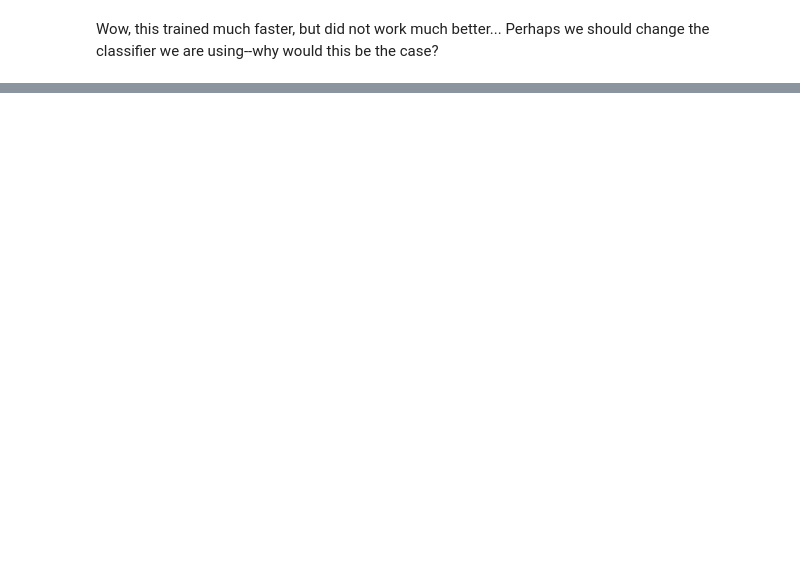
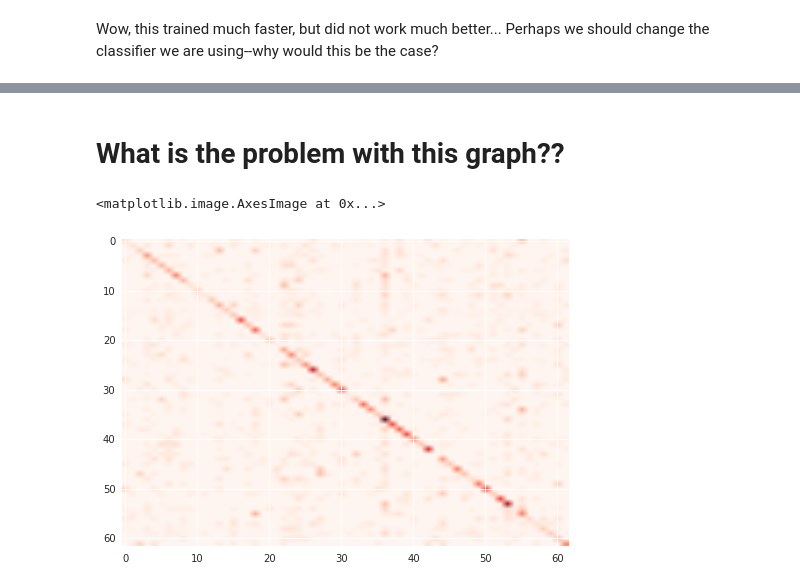
Before and after one commit to eclarson/DataMiningNotebooks, a Jupyter notebook: 06. Classification.ipynb, the cells around one changed output, grey strips where cells are left out. Cells and saved outputs as stored; diff of their text form; code cells hidden in the pictures; blank space fills up the shorter version.

```diff
--- a/06. Classification.ipynb
+++ b/06. Classification.ipynb
@@ -259,3 +309,31 @@ Number of frequent faces: 5 with precision of: 0.603292879582
+# %% [markdown]
+# What is the problem with this graph??
+# %%
+
+
+
+
+
+
+
+
+
+
+
+
+
+
+
+
+
+
+
+
+cm_normalized = cm.astype('float') / cm.sum(axis=1)[:, np.newaxis]
+plt.imshow(cm_normalized,cmap=plt.get_cmap('Reds'),aspect='auto')
+# %% [output]
+<matplotlib.image.AxesImage at 0x...>
+[figure, added]
 # %%
 from sklearn.naive_bayes import GaussianNB
 
```
Also changed, not shown: parts of 22 cells of this notebook.
